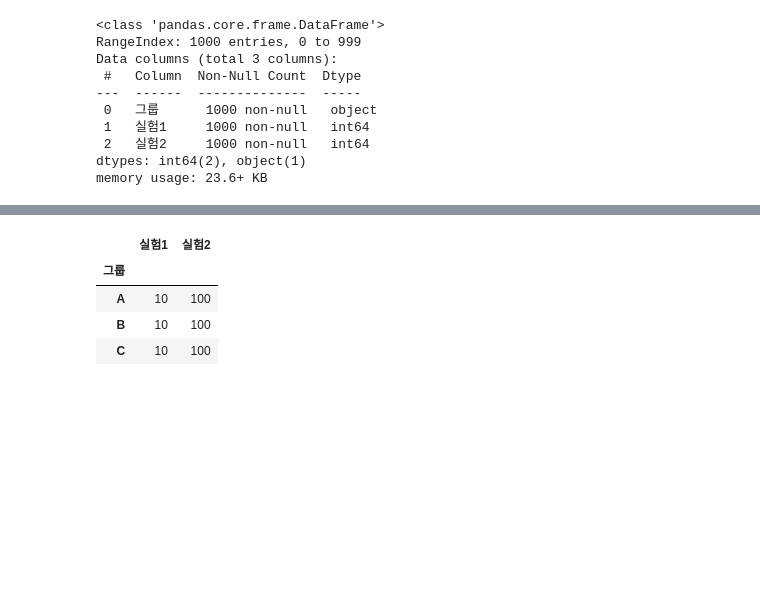
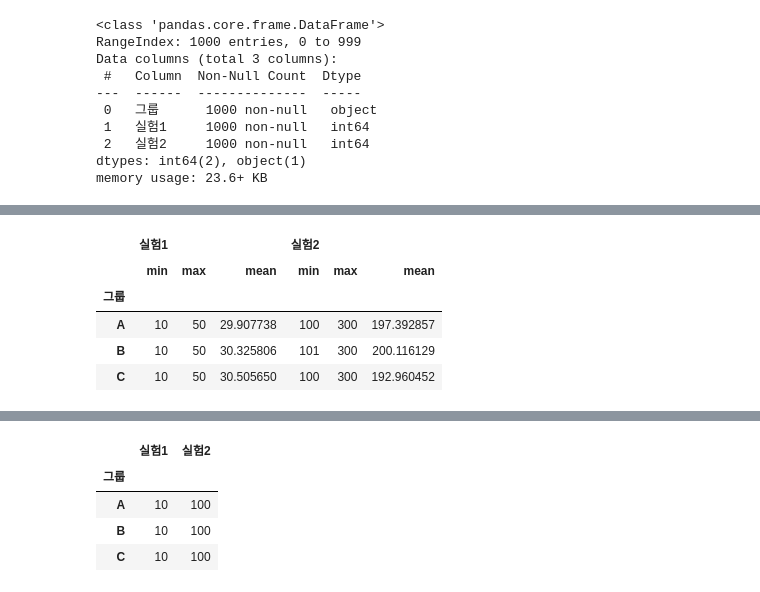
Before and after one commit to HST0077/HYOTC, a Jupyter notebook: 0.Python_pandas.ipynb, the cells around one changed output, grey strips where cells are left out. Saved outputs shown, nothing was run; the diff lists cells and outputs as text; code cells hidden in the pictures; blank space fills up the shorter version.

```diff
--- a/0.Python_pandas.ipynb
+++ b/0.Python_pandas.ipynb
@@ -258,0 +296,10 @@ memory usage: 23.6+ KB
+# %%
+# agg()를 이용한 여러가지 통계량 추출하기
+df.groupby('그룹')[['실험1', '실험2']].agg(['min', 'max', 'mean'])
+# %% [output]
+|  | 실험1 |  |  | 실험2 |  |  |
+|  | min | max | mean | min | max | mean |
+| 그룹 |  |  |  |  |  |  |
+| A | 10 | 50 | 29.907738 | 100 | 300 | 197.392857 |
+| B | 10 | 50 | 30.325806 | 101 | 300 | 200.116129 |
+| C | 10 | 50 | 30.505650 | 100 | 300 | 192.960452 |
```
Also changed, not shown: parts of 8 cells of this notebook.
